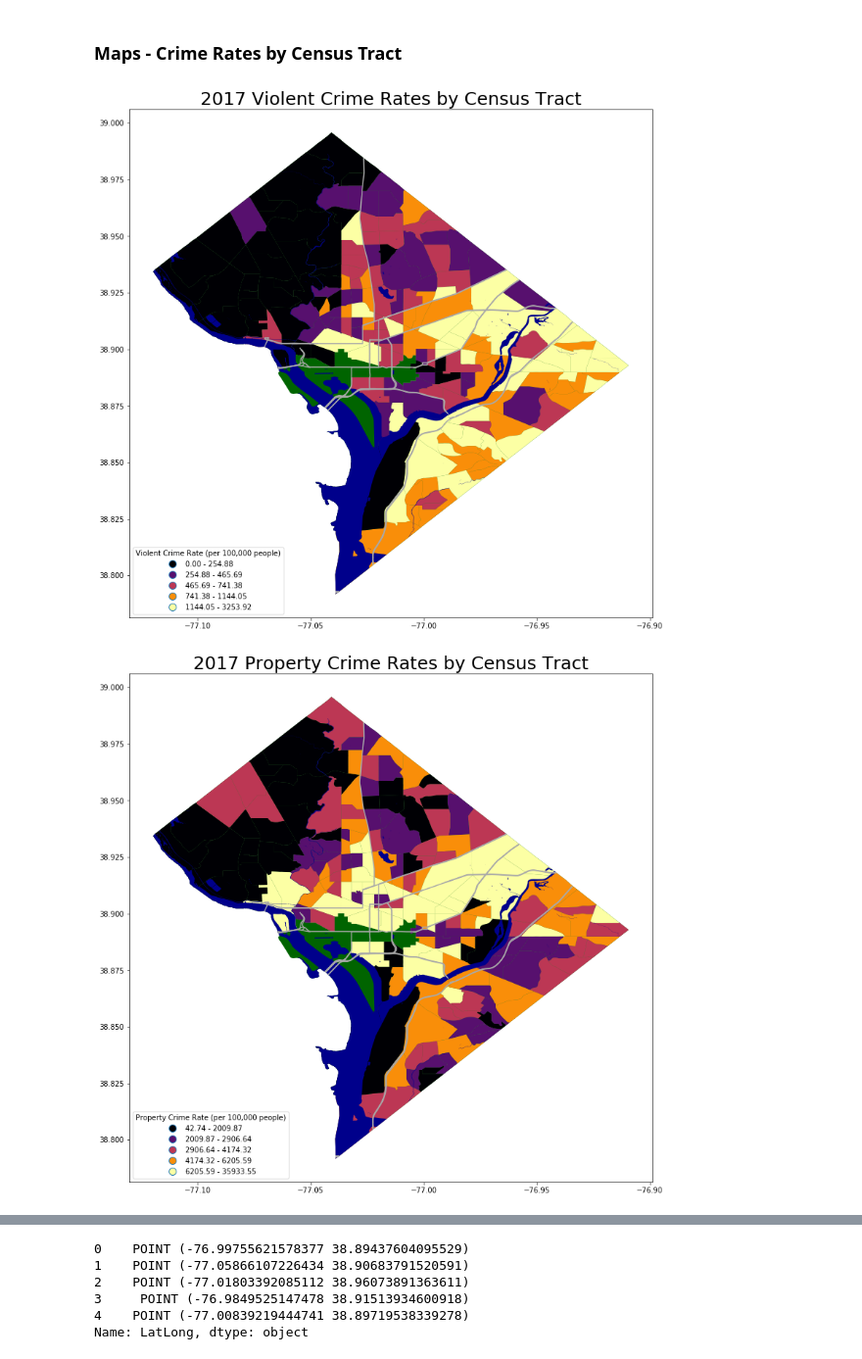
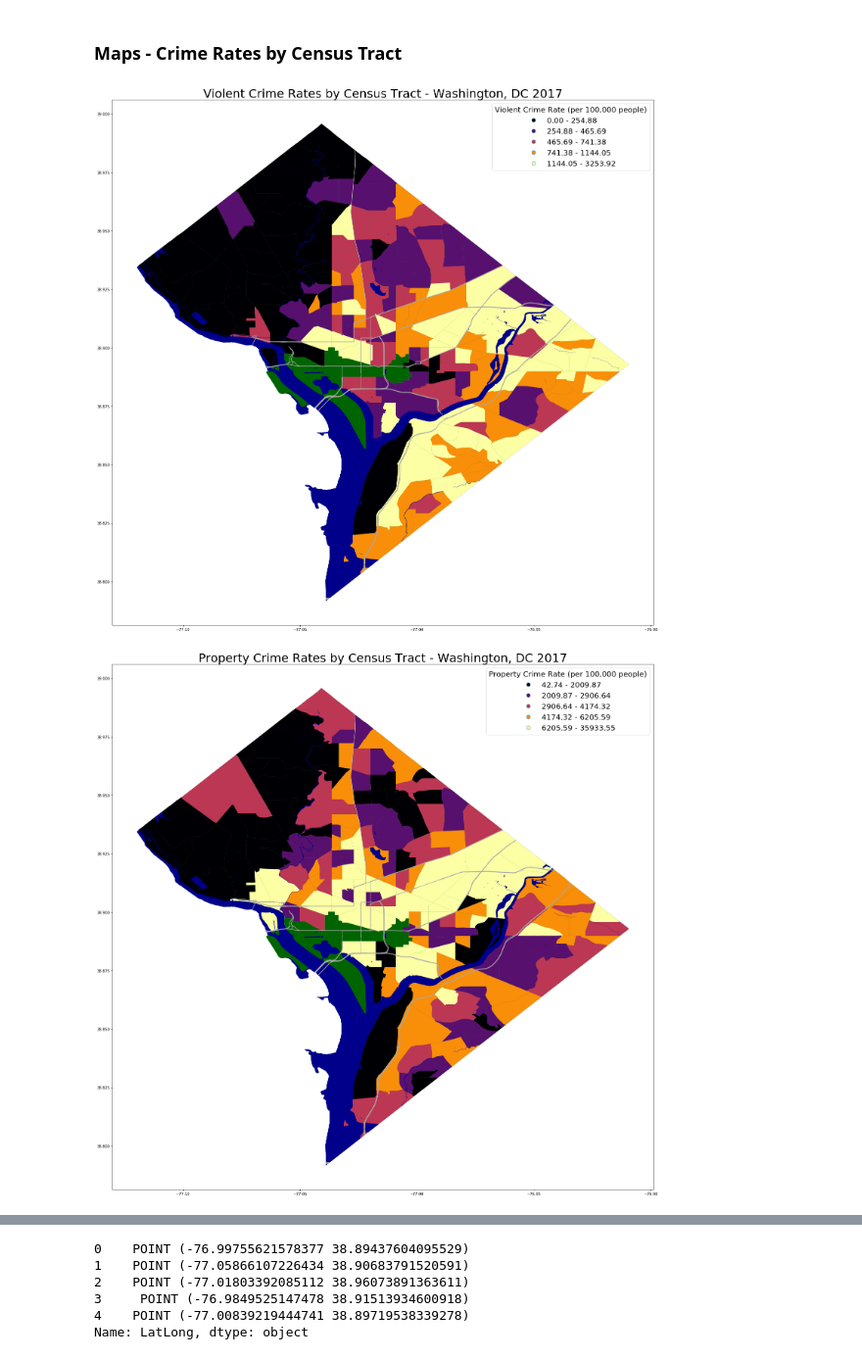
Before and after one commit to qziegler/project, a Jupyter notebook: analysis/dr_dc_crime.ipynb, the cells around one changed output, grey strips where cells are left out. Shown at 98% size. Drawn from its saved outputs; the diff is of its cells as text; code cells hidden in the pictures.

```diff
--- a/analysis/dr_dc_crime.ipynb
+++ b/analysis/dr_dc_crime.ipynb
@@ -205,7 +256,7 @@ del data['_merge']
 # %% [markdown]
 ###### 2016 American Community Survey, 5-Year Estimates Occupancy Status Data
 # %%
-link_occupancy = 'https://github.com/qziegler/data/raw/master/raw/ACS_16_5YR_B25002/ACS_16_5YR_B25002_with_ann.csv'
+link_occupancy = 'https://github.com/qziegler/project/raw/master/data/ACS_16_5YR_B25002/ACS_16_5YR_B25002_with_ann.csv'
 census_occupancy = pd.read_csv(link_occupancy, header=0)
 
 assert len(census_occupancy) == 180
@@ -259,0 +319,4 @@ del data['_merge']
+# %%
+data = data[data['_merge']=='both']
+assert len(data) == 32987
+del data['_merge']
@@ -265,8 +340,6 @@ print(data.dtypes)
 cat_vars = ['offense', 'method']
 for var in cat_vars:
     data[var] = data[var].astype('category')
-
-data['hh_med_income'].replace(0,np.nan,inplace=True)
 # %% [output]
 report_dat               object
 shift                    object
@@ -866,9 +1149,9 @@ dctractmap.head()
 | 3 | 11 | 001 | 9904.0 | 11001009904 | 99.04 | Census Tract 99.04 | G5020 | S | 426198 | 0 | +38.8851712 | ... |
 | 4 | 11 | 001 | 9905.0 | 11001009905 | 99.05 | Census Tract 99.05 | G5020 | S | 431557 | 0 | +38.8843295 | ... |
 # %%
-crimeratemap = dctractmap.merge(data_tractlevel, left_on='TRACTCE', right_on='tract', validate ='1:1', indicator=True)
+crimeratemap = dctractmap.merge(data_tractlevel, how='left', left_on='TRACTCE', right_on='tract', validate ='1:1', indicator=True)
 crimeratemap['_merge'].value_counts()
-for value in crimeratemap['_merge']:
-    assert value == 'both'
+#for value in crimeratemap['_merge']:
+ #   assert value == 'both'
 
-del crimeratemap['_merge']
+#del crimeratemap['_merge']
@@ -882,25 +1170,28 @@ crimeratemap_dropmall = crimeratemap[crimeratemap.violent_crime_rate < 10000]
 # %%
 %matplotlib inline
 
 for crime_type in 'violent_crime_rate', 'property_crime_rate':
 
     if crime_type == 'violent_crime_rate':
-        title = '2017 Violent Crime Rates by Census Tract'
+        title = 'Violent Crime Rates by Census Tract - Washington, DC 2017'
         leg_title = 'Violent Crime Rate (per 100,000 people)'
 
     if crime_type == 'property_crime_rate':
-        title = '2017 Property Crime Rates by Census Tract'
+        title = 'Property Crime Rates by Census Tract - Washington, DC 2017'
         leg_title = 'Property Crime Rate (per 100,000 people)'
 
-    base        = crimeratemap.plot(color='darkgreen',figsize=(20,13))
+    base        = crimeratemap.plot(color='darkgreen',figsize=(40,26))
     crime_layer = crimeratemap_dropmall.plot(ax=base,column=crime_type,cmap='inferno',scheme='quantiles',k=5,legend=True,
-                                       legend_kwds={'loc': 3,'title':leg_title})
-    water_layer = dcwatermap.plot(ax=crime_layer,color='darkblue',figsize=(20,13))
-    road_layer  = dcroadmap.plot(ax=water_layer,color='darkgrey',figsize=(20,13))
-    road_layer.set_title(title, color='black', fontdict={'fontsize':25})
+                                       legend_kwds={'loc':1,'title':leg_title, 'prop':{'size':20}})
+    water_layer = dcwatermap.plot(ax=crime_layer,color='darkblue',figsize=(40,26))
+    road_layer  = dcroadmap.plot(ax=water_layer,color='darkgrey',figsize=(40,26))
+    road_layer.set_title(title, color='black', fontdict={'fontsize':32})
+
+    leg = crime_layer.get_legend()
+    plt.setp(leg.get_title(), multialignment='left', size=20)
 # %% [output]
-[figure, old version]
+[figure, new version]
-[figure, old version]
+[figure, new version]
 # %%
 data.head()
 # %% [output]
```
Also changed, not shown: parts of 55 cells of this notebook.
